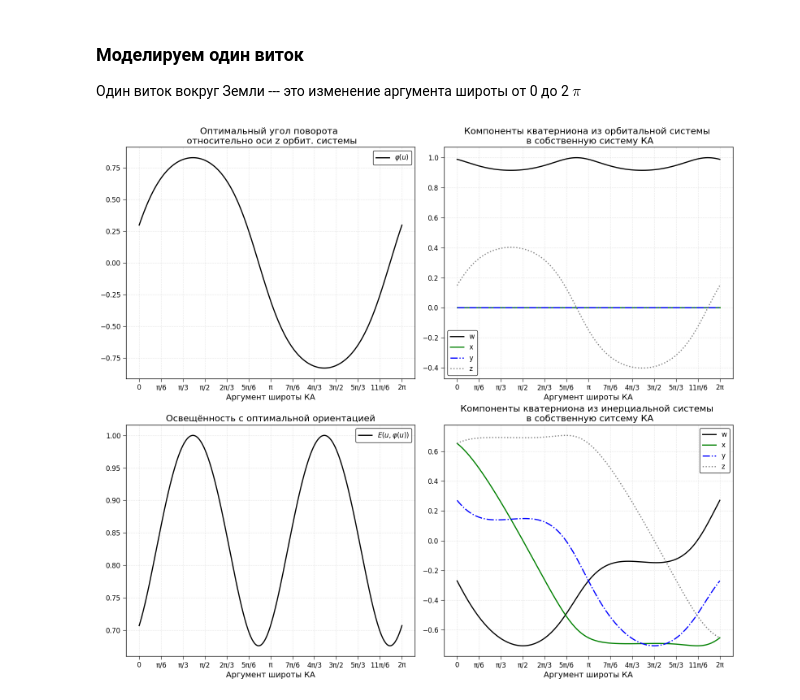
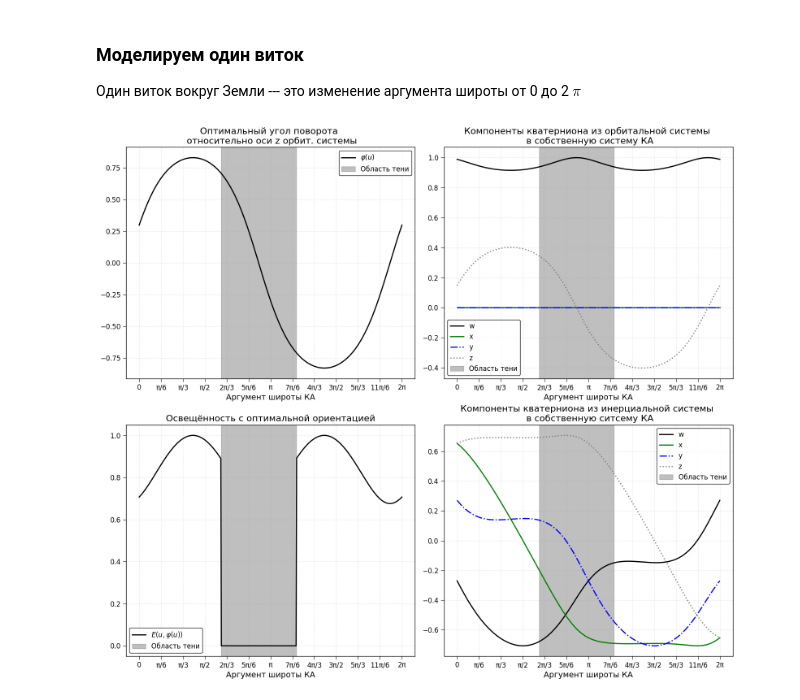
Before and after one commit to Abrackadabrr/solar_illuminance, a Jupyter notebook: modeling.ipynb, the cells around one changed output. Cells and saved outputs as stored; diff of their text form; code cells hidden in the pictures.

```diff
--- a/modeling.ipynb
+++ b/modeling.ipynb
@@ -53,35 +57,54 @@ q_o2sc = np.array([spacefraft_orientation.orientation_in_orbital_frame(phi).elem
  # ориентация относительно инерциальных осей
 q_i2sc = np.array([(orbital_frame_orientation.orbital_frame_orientation(u) *
           spacefraft_orientation.orientation_in_orbital_frame(phi)).elements for (u, phi) in zip(u_s, phis)])
+# %%
+# Расчет области тени
+with_shadow = True  # включить расчет областей тени (влияет на расчет освещенности и отрисовку графиков)
+shadow = np.ones_like(u_s)
+if with_shadow:
+    shadow = orbital_frame_orientation.is_outside_the_dark(u_s)
+
+# Найдем аргументы широты, где начинается и заканчивается область тени
+u_shadow_starts = None
+u_shadow_ends = None
+try:
+    u_shadow_starts = u_s[np.where(shadow == 0)[0][0]]
+    u_shadow_ends = u_s[np.where(shadow == 0)[0][-1]]
+except:
+    pass
 # %%
 # Визуализация результатов
+
 fig, ax = plt.subplots(ncols=2, nrows=2, figsize=(16, 14))
 
 ax[0][0].plot(u_s, phis, label=r"$\varphi(u)$")
 ax[0][0].set_title("Оптимальный угол поворота \n относительно оси z орбит. системы")
 
-ax[1][0].plot(u_s, illuminance, label=r'$E(u, \varphi(u))$')
+ax[1][0].plot(u_s, shadow * illuminance, label=r'$E(u, \varphi(u))$')
 ax[1][0].set_title("Освещённость с оптимальной ориентацией")
 
 ax[0][1].plot(u_s, q_o2sc, label=('w', 'x', 'y', 'z'))
 ax[0][1].set_title("Компоненты кватерниона из орбитальной системы \n в собственную систему КА")
 
 ax[1][1].plot(u_s, q_i2sc, label=('w', 'x', 'y', 'z'))
 ax[1][1].set_title("Компоненты кватерниона из инерциальной системы \n в собственную ситсему КА")
 
 for axes in ax:
     for axis in axes:
-        axis.grid(True)
-        axis.set_xlabel("Аргумент широты КА")
-        axis.legend()
         ticks = [0, np.pi/6, np.pi/3, np.pi/2, 2*np.pi/3, 5*np.pi/6,
          np.pi, 7*np.pi/6, 4*np.pi/3, 3*np.pi/2, 5*np.pi/3, 11*np.pi/6, 2*np.pi]
         tick_labels = ['0', 'π/6', 'π/3', 'π/2', '2π/3', '5π/6',
                'π', '7π/6', '4π/3', '3π/2', '5π/3', '11π/6', '2π']
         axis.set_xticks(ticks, tick_labels)
+        if with_shadow and u_shadow_starts != None:
+            axis.axvspan(u_shadow_starts, u_shadow_ends, alpha=0.5, color='grey', label='Область тени')
+        axis.grid(True)
+        axis.set_xlabel("Аргумент широты КА")
+        axis.legend()
+
 
 plt.tight_layout()
 plt.subplots_adjust(wspace=0.1, hspace=0.2)
 plt.show()
 # %% [output]
-[figure, old version]
+[figure, new version]
```
Also changed, not shown: parts of 2 cells of this notebook, 4 other files.
